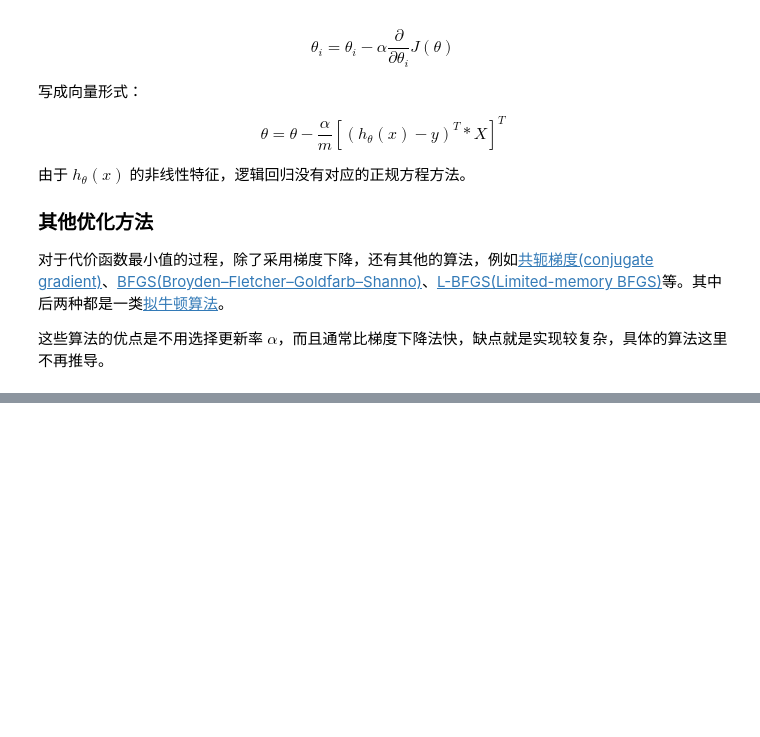
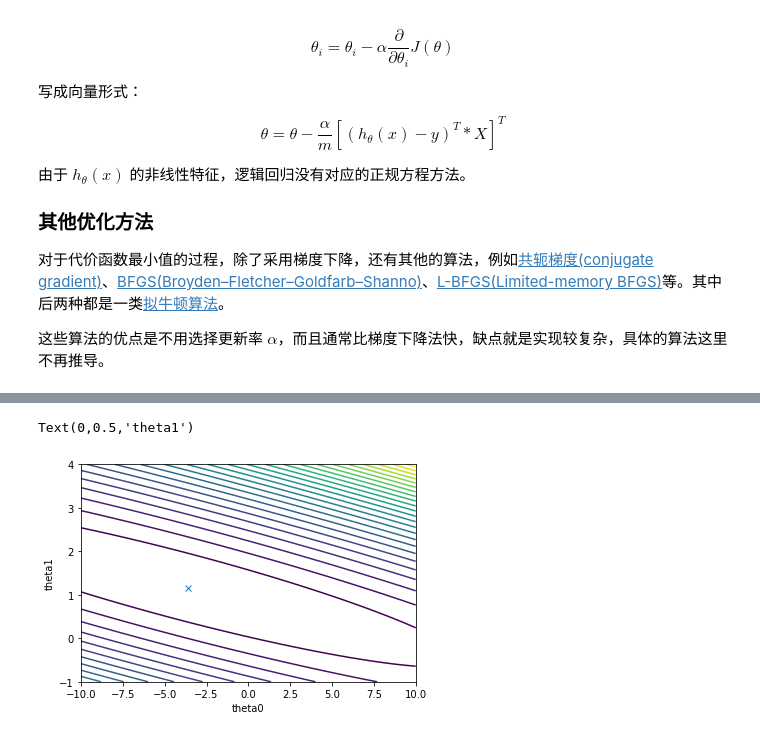
Before and after one commit to wnehm/ReadingNote, a Jupyter notebook: 吴恩达机器学习/吴恩达机器学习笔记.ipynb, the cells around one changed output, grey strips where cells are left out. Saved outputs shown, nothing was run; the diff lists cells and outputs as text; code cells hidden in the pictures; blank space fills up the shorter version.

```diff
--- a/吴恩达机器学习/吴恩达机器学习笔记.ipynb
+++ b/吴恩达机器学习/吴恩达机器学习笔记.ipynb
@@ -371,0 +517,20 @@ $$\theta = \theta - \frac{\alpha}{m}[(h_{\theta}(x)-y)^T * X]^T$$
+# %%
+theta_0 = np.linspace(-10,10,100).reshape(-1,1)
+theta_1 = np.linspace(-1,4,100).reshape(-1,1)
+theta0, theta1 = np.meshgrid(theta_0, theta_1)
+
+J = np.zeros((100, 100))
+for i in range(100):
+    for j in range(100):
+        J[j][i] = computeCost(X_ex, y, np.row_stack((theta_0[i], theta_1[j])))
+
+fig = plt.figure()
+ax = plt.axes()
+ax.contour(theta0, theta1, J, 25)
+plt.plot(theta[0], theta[1], 'x')
+
+ax.set_xlabel('theta0')
+ax.set_ylabel('theta1')
+# %% [output]
+Text(0,0.5,'theta1')
+[figure, added]
```
Also changed, not shown: parts of 23 cells of this notebook, 4 other files.
